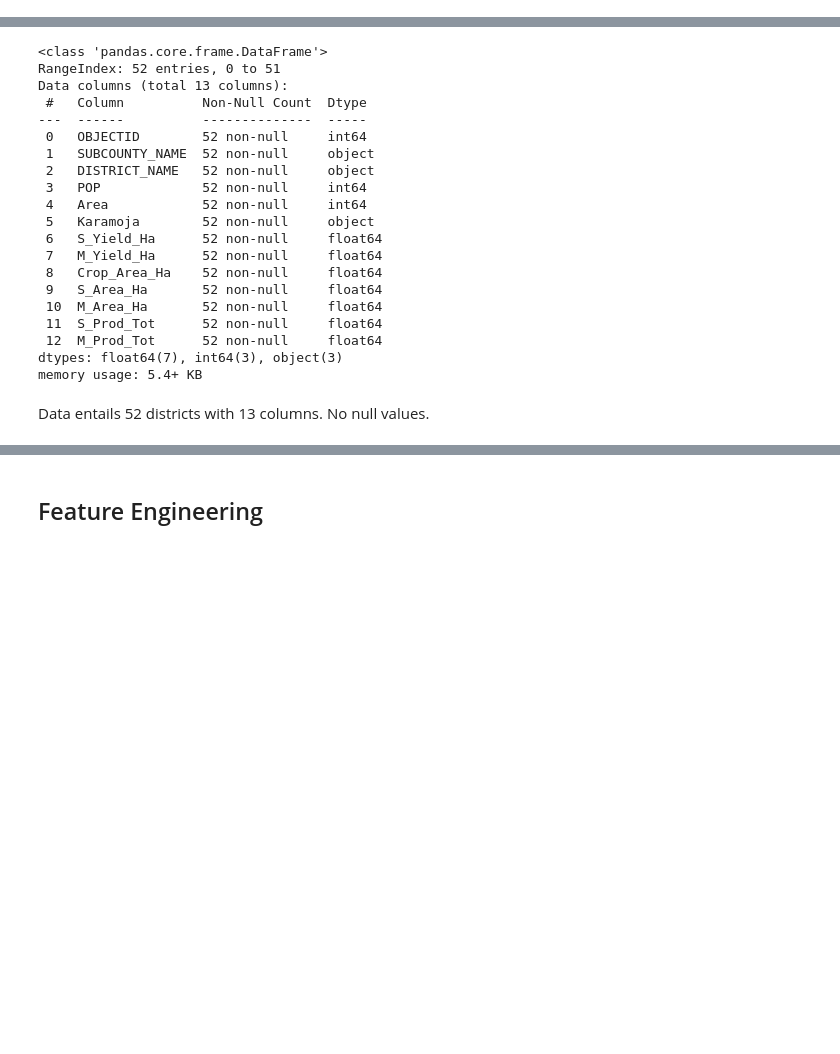
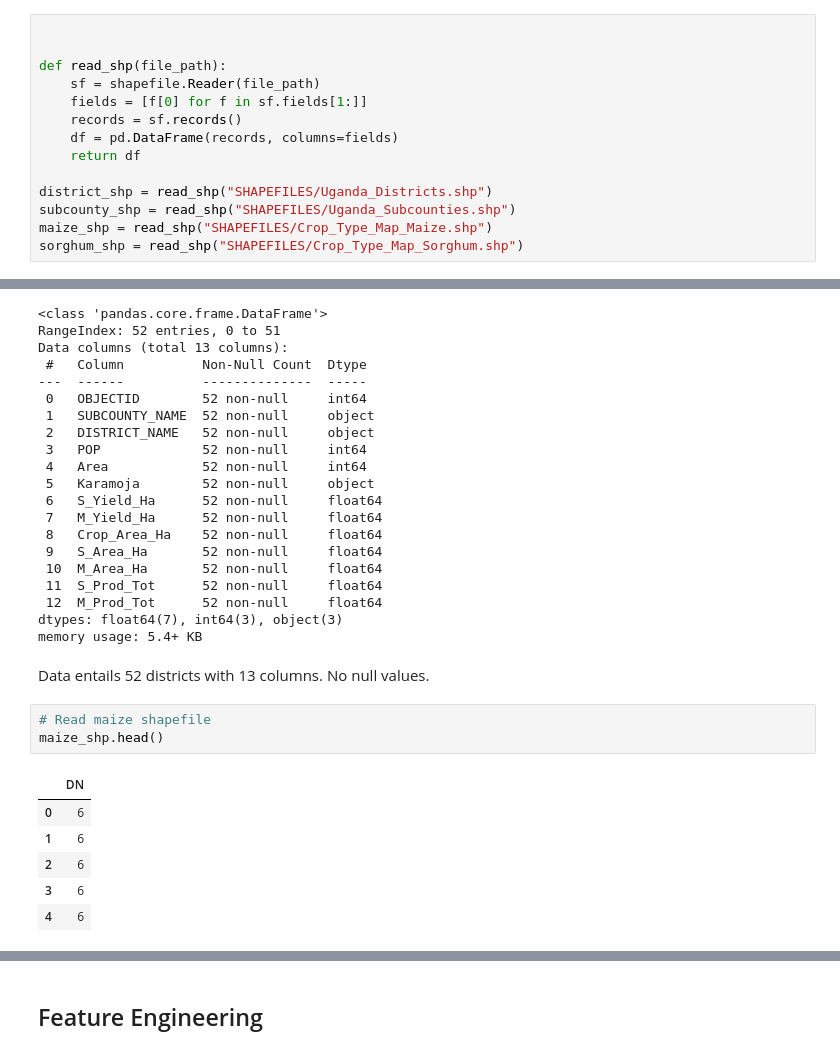
Before and after one commit to Moch5/karamoja_analysis, a Jupyter notebook: karamoja_analysis.ipynb, the cells around one changed output, grey strips where cells are left out. Cells and saved outputs as stored; diff of their text form; blank space fills up the shorter version.

```diff
--- a/karamoja_analysis.ipynb
+++ b/karamoja_analysis.ipynb
@@ -10,4 +11,18 @@ import seaborn as sns
 # import geopandas as gpd
+# %%
+
+
+def read_shp(file_path):
+    sf = shapefile.Reader(file_path)
+    fields = [f[0] for f in sf.fields[1:]]
+    records = sf.records()
+    df = pd.DataFrame(records, columns=fields)
+    return df
+
+district_shp = read_shp("SHAPEFILES/Uganda_Districts.shp")
+subcounty_shp = read_shp("SHAPEFILES/Uganda_Subcounties.shp")
+maize_shp = read_shp("SHAPEFILES/Crop_Type_Map_Maize.shp")
+sorghum_shp = read_shp("SHAPEFILES/Crop_Type_Map_Sorghum.shp")
 # %%
 # Read the two tables
 district_df = pd.read_csv("TABLES/Uganda_Karamoja_District_Crop_Yield_Population.csv")
@@ -86,3 +101,13 @@ dtypes: float64(7), int64(3), object(3)
 memory usage: 5.4+ KB
 # %% [markdown]
 Data entails 52 districts with 13 columns. No null values.
+# %%
+# Read maize shapefile
+maize_shp.head()
+# %% [output]
+|  | DN |
+| 0 | 6 |
+| 1 | 6 |
+| 2 | 6 |
+| 3 | 6 |
+| 4 | 6 |
```
Also changed, not shown: parts of 7 cells of this notebook, 3 other files.
